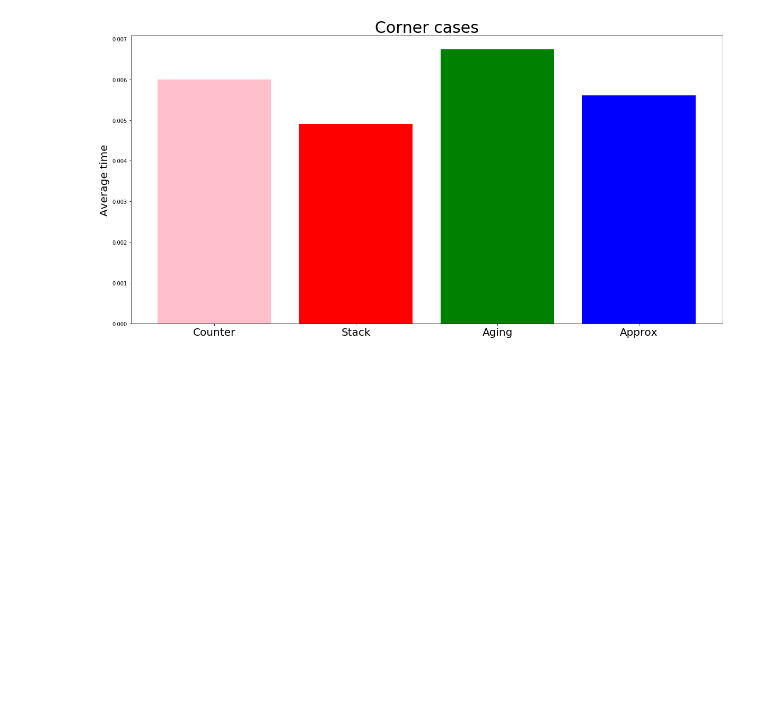
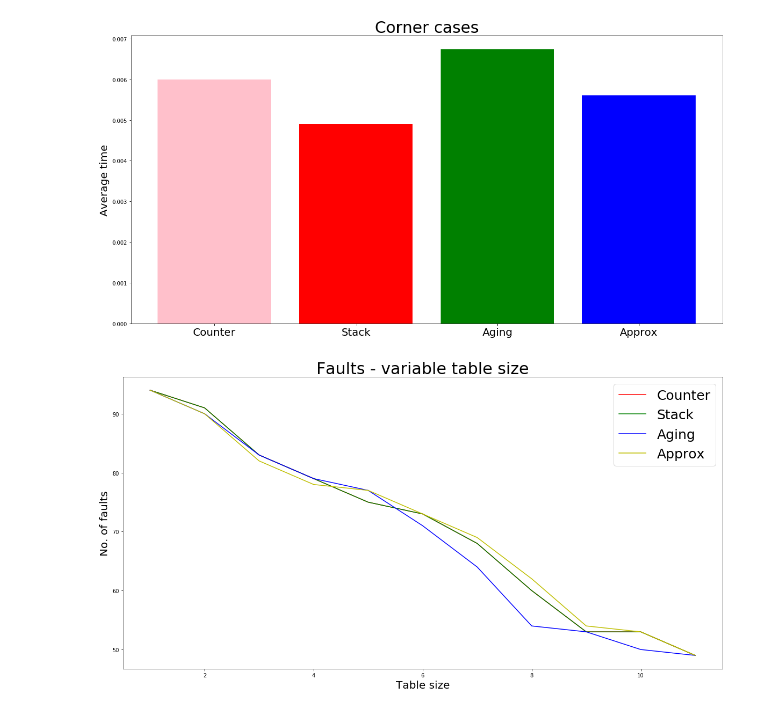
Before and after one commit to krishnayeswanth99/Page-Replacement, a Jupyter notebook: Visualization.ipynb, the cells around one changed output. Saved outputs shown, nothing was run; the diff lists cells and outputs as text; code cells hidden in the pictures; blank space fills up the shorter version.

```diff
--- a/Visualization.ipynb
+++ b/Visualization.ipynb
@@ -99,3 +97,30 @@ plt.savefig('Corner_average.png')
 plt.show()
 # %% [output]
 [figure]
+# %%
+tabsize = range(1,12)
+
+counter = [94,91,83,79,75,73,68,60,53,53,49]
+stack = counter
+aging = [94,90,83,79,77,71,64,54,53,50,49]
+approx = [94,90,82,78,77,73,69,62,54,53,49]
+
+counter = collections.OrderedDict(sorted(dict(zip(tabsize, counter)).items()))
+stack = collections.OrderedDict(sorted(dict(zip(tabsize, stack)).items()))
+aging = collections.OrderedDict(sorted(dict(zip(tabsize, aging)).items()))
+approx = collections.OrderedDict(sorted(dict(zip(tabsize, approx)).items()))
+# %%
+#Faults - variable table size
+plt.plot([x[0] for x in counter.items()],[x[1] for x in counter.items()],'r',label='Counter')
+plt.plot([x[0] for x in stack.items()],[x[1] for x in stack.items()],'g',label='Stack')
+plt.plot([x[0] for x in aging.items()],[x[1] for x in aging.items()],'b',label='Aging')
+plt.plot([x[0] for x in approx.items()],[x[1] for x in approx.items()],'y',label='Approx')
+plt.xlabel('Table size', fontsize=20)
+plt.ylabel('No. of faults', fontsize=20)
+plt.title('Faults - variable table size', fontsize=30)
+plt.legend(prop={'size':25})
+plt.rcParams['figure.figsize'] = [20,10]
+plt.savefig('faults_tabsize.png')
+plt.show()
+# %% [output]
+[figure, added]
```
Also changed, not shown: parts of 7 cells of this notebook, 9 other files.
